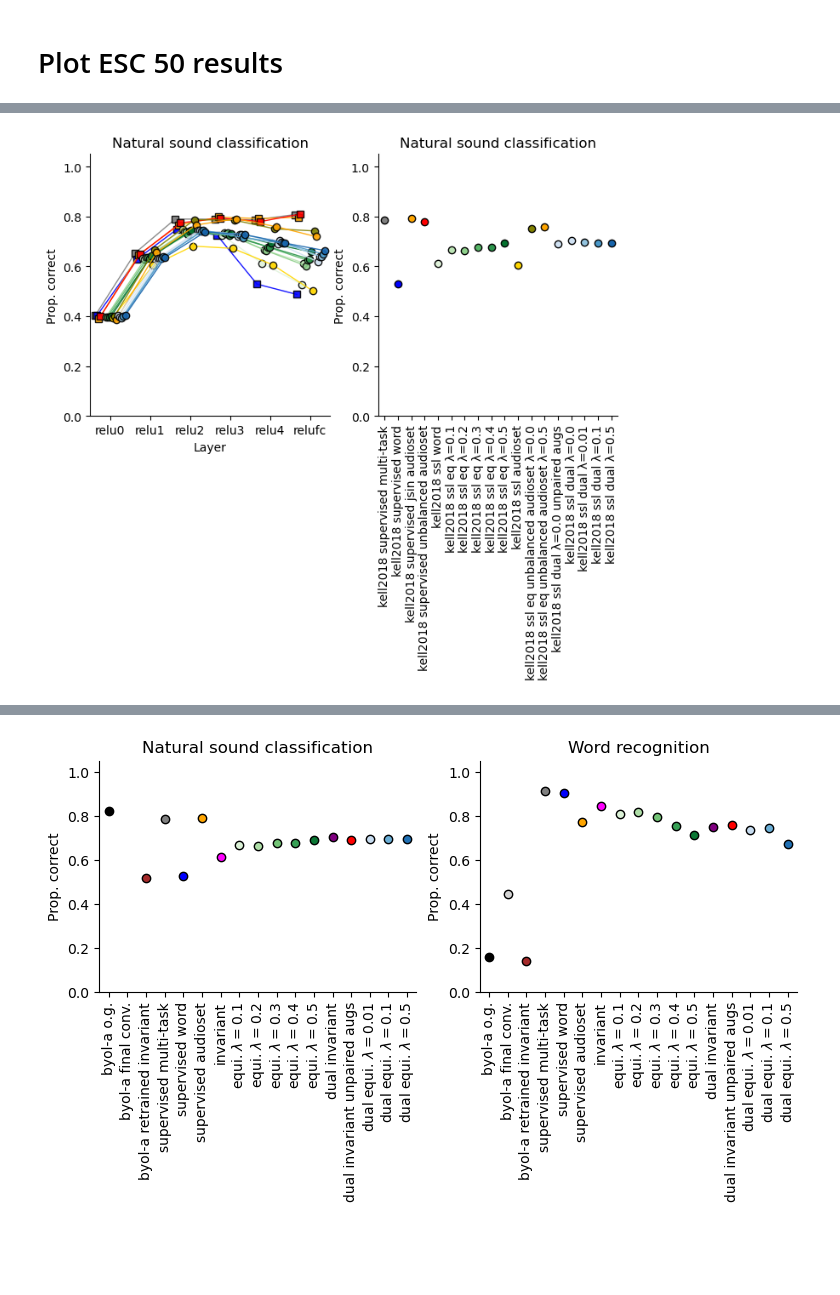
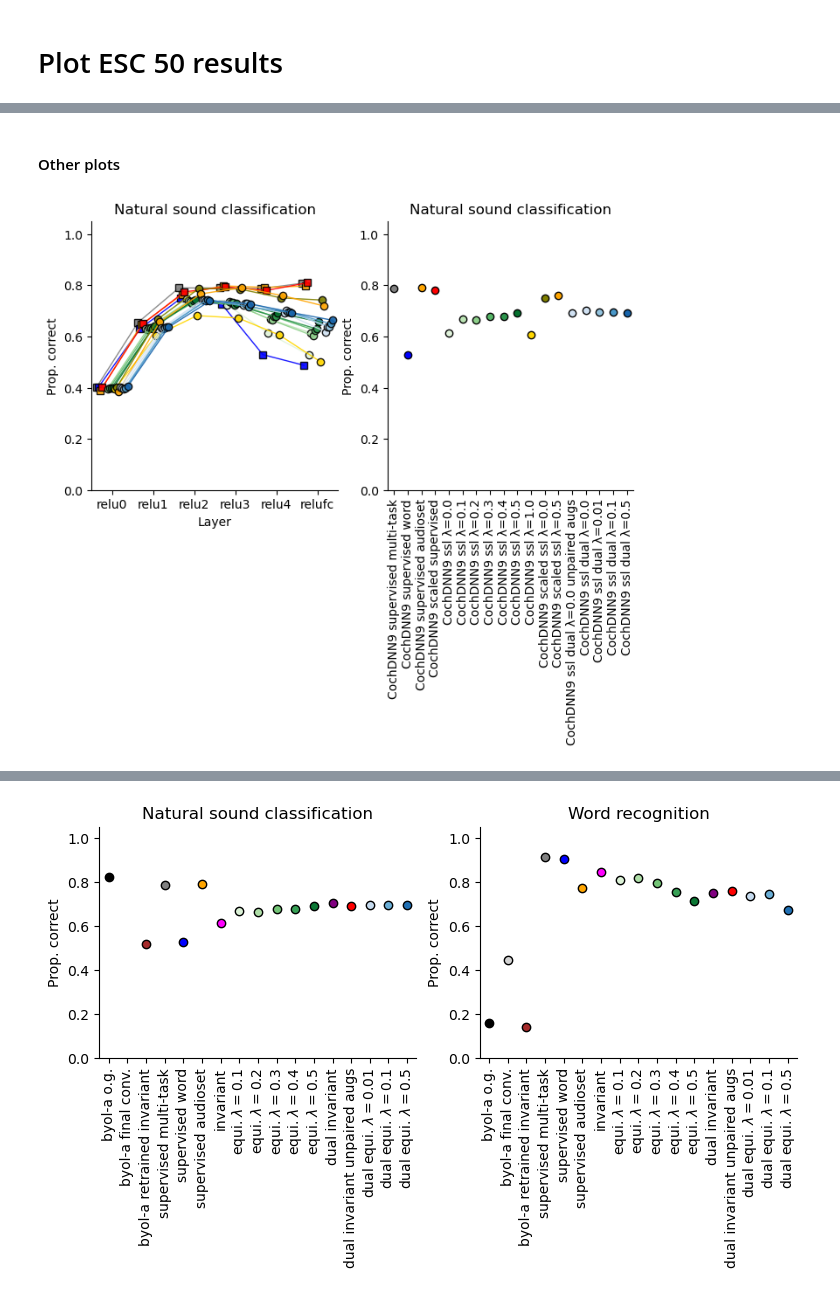
Before and after one commit to Feather-Lab/audio-ssl, a Jupyter notebook: notebooks/plot_model_performance_summary.ipynb, the cells around one changed output, grey strips where cells are left out. Cells and saved outputs as stored; diff of their text form; code cells hidden in the pictures; blank space fills up the shorter version.

Commit message:
Update evals and plotting scripts

```diff
--- a/notebooks/plot_model_performance_summary.ipynb
+++ b/notebooks/plot_model_performance_summary.ipynb
@@ -186,6 +128,7 @@ for i, results_path in enumerate(all_model_results):
 
 esc_50_df = pd.DataFrame.from_records(df_list)
 esc_50_df['test_layer'] = esc_50_df['test_layer'].astype('str')
+esc_50_df['model_name'] = esc_50_df['model_name'].apply(normalize_model_name)
 
 esc_50_df = esc_50_df.loc[esc_50_df['test_layer'].map({k: i for i, k in enumerate(test_layers)}) \
                 .sort_values().index]
@@ -345,6 +219,7 @@ for i, results_path in enumerate(all_word_task_results):
 
 word_df = pd.DataFrame.from_records(df_list)
 word_df['test_layer'] = word_df['test_layer'].astype('str')
+word_df['model_name'] = word_df['model_name'].apply(normalize_model_name)
 word_df['task'] = '800-word classification'
 # %%
 word_df.model_name.unique()
@@ -387,3 +532,5 @@ esc_50_to_plot = df[(df.arch_class == 'kell2018') & (~df.overall_acc.isna()) & (
+# %% [markdown]
+#### Other plots
 # %%
 hue_order = [
     # Supervised
@@ -396,14 +543,14 @@ hue_order = [
     'kell2018 ssl word',
 
     # SSL / Equivariant
-    'kell2018 ssl eq λ=0.1',
-    'kell2018 ssl eq λ=0.2',
-    'kell2018 ssl eq λ=0.3',
-    'kell2018 ssl eq λ=0.4',
-    'kell2018 ssl eq λ=0.5',
+    'kell2018 ssl λ=0.1',
+    'kell2018 ssl λ=0.2',
+    'kell2018 ssl λ=0.3',
+    'kell2018 ssl λ=0.4',
+    'kell2018 ssl λ=0.5',
     'kell2018 ssl audioset',
-    'kell2018 ssl eq unbalanced audioset λ=0.0',
-    'kell2018 ssl eq unbalanced audioset λ=0.5',
+    'kell2018 ssl unbalanced audioset λ=0.0',
+    'kell2018 ssl unbalanced audioset λ=0.5',
 
     # SSL / Dual
     'kell2018 ssl dual λ=0.0 unpaired augs',
@@ -413,15 +560,18 @@ hue_order = [
     'kell2018 ssl dual λ=0.5',
 ]
 
-marker_palette = ['s' if 'supervised' in model else 'o' for model in hue_order]
+hue_order = normalize_model_list(hue_order)
+marker_palette = marker_palette_for_hue(hue_order)
+
+
 
 # set palette
 hue_dict = {}
 hue_dict['kell2018 supervised word'] = 'blue'
 hue_dict['kell2018 supervised jsin audioset'] = 'orange'
 hue_dict['kell2018 supervised unbalanced audioset'] = 'red'
-hue_dict['kell2018 ssl eq unbalanced audioset λ=0.0'] = 'olive'
-hue_dict['kell2018 ssl eq unbalanced audioset λ=0.5'] = 'orange'
+hue_dict['kell2018 ssl unbalanced audioset λ=0.0'] = 'olive'
+hue_dict['kell2018 ssl unbalanced audioset λ=0.5'] = 'orange'
 hue_dict['kell2018 ssl audioset'] = 'gold'
 hue_dict['kell2018 supervised multi-task'] = 'grey'
 # hue_dict['kell2018 ssl word'] = 'magenta'
@@ -449,6 +599,7 @@ unpaired_base = dual_color_dict['kell2018 ssl dual λ=0.0']
 hue_dict['kell2018 ssl dual λ=0.0 unpaired augs'] = sns.dark_palette(unpaired_base, n_colors=3)[-1]
 
 hue_dict = {**hue_dict, **equi_color_dict, **dual_color_dict}
+hue_dict = normalize_palette_dict(hue_dict)
 
 esc_50_to_plot = df[(df.arch_class == 'kell2018') & (~df.overall_acc.isna()) & (df.test_layer.str.contains('relu'))]
 
@@ -476,31 +627,31 @@ g.set(ylim=(0, 1.05), title="Natural sound classification", ylabel='Prop. correc
 
 test_layers = ['relu4', 'final', 'avgpool']
 
 to_plot = esc_50_to_plot[(esc_50_to_plot.model_name.isin(hue_order)) & esc_50_to_plot.test_layer.isin(test_layers)]
 to_plot = to_plot[~((to_plot.model_name.str.contains('kell')) & to_plot.test_layer.str.contains('avgpool'))]
 
 # models_for_esc = ['kell2018 supervised word', 'kell2018 supervised multi-task', 'byol-a ']
 # esc_50_to_plot = esc_50_to_plot[esc_50_to_plot.model_name.str.contains('kell2018|byola')]
 
 g = sns.pointplot(
     data=to_plot,
     order=hue_order,
     x='model_name',
     y='overall_acc',
     # col='arch_class',
     hue="model_name",
     palette=hue_dict,
     # markers=marker_palette,
     # hue_order=hue_order,
     # height=4,
     ax=axes[1],
     mec='k',
     mew=1,
     lw=1, ms=6
 )
 
 g.set_xticklabels(labels=hue_order, rotation=90)  # ha='right', rotation_mode='anchor'
 g.set(ylim=(0., 1.05), title="Natural sound classification", ylabel='Prop. correct', xlabel='')
 sns.despine()
 # %% [output]
-[figure, old version]
+[figure, new version]
```
Also changed, not shown: parts of 23 cells of this notebook, 16 other files.
